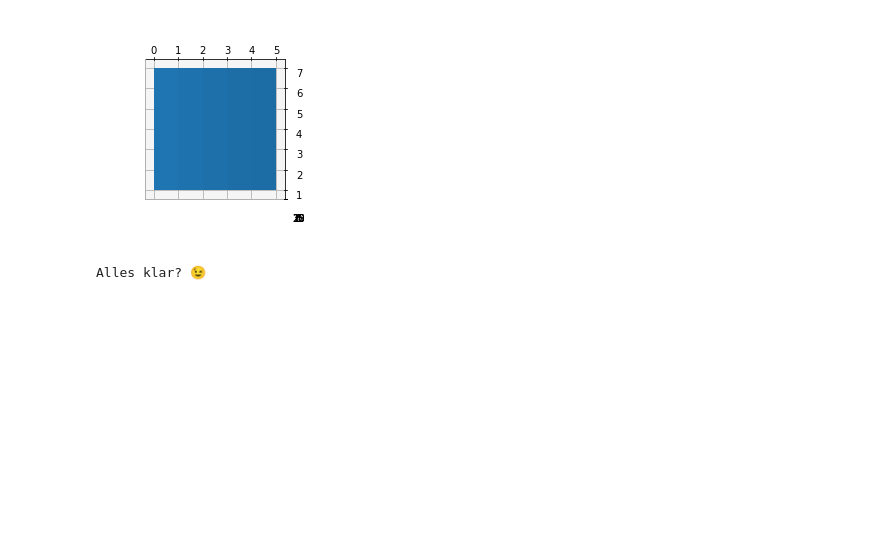
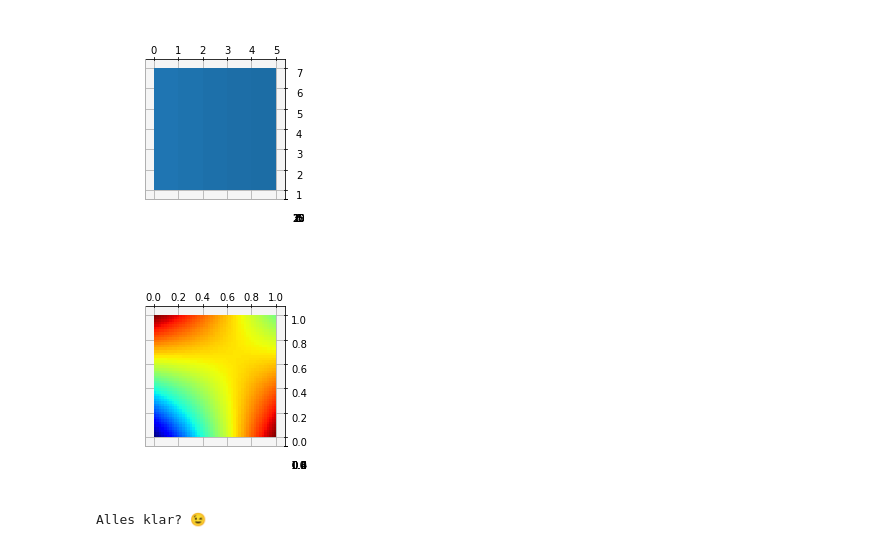
Before and after one commit to romangrothausmann/python-course, a Jupyter notebook: 201 - Numerik mit Numpy.ipynb, the cells around one changed output. Cells and saved outputs as stored; diff of their text form; code cells hidden in the pictures; blank space fills up the shorter version.

Commit message:
meshgrid example for demonstrating bilinear interpolation

```diff
--- a/201 - Numerik mit Numpy.ipynb
+++ b/201 - Numerik mit Numpy.ipynb
@@ -254,6 +254,38 @@ ax.plot_surface(x, y, Z)
 ax.view_init(azim=-90, elev=90)# xy-axes as above => z-axis point out of display plane
 # %% [output]
 [figure]
+# %%
+## based on matlab code from: https://en.wikipedia.org/wiki/File:Bilininterp.png
+# Grid of known points:
+x= (0,1)
+y= (0,1)
+X, Y = np.meshgrid(x, y)
+# Grid for interpolated values:
+xi= np.linspace(0, 1, 1001)
+yi= np.linspace(0, 1, 1001)
+XI, YI = np.meshgrid(xi, yi)
+# Known values to interpolate from:
+Z = (0, 1, 1, 0.5)
+# Do bilinear interpolation
+# matlab: ZI = interp2(X,Y,Z,XI,YI);
+from scipy.interpolate import interp2d
+fun = interp2d(x, y, Z, kind='linear') # https://stackoverflow.com/questions/8661537/how-to-perform-bilinear-interpolation-in-python#65052384
+zi = fun(xi, yi)
+ZI = zi.reshape(XI.shape)
+# Visualize result:
+
+%matplotlib inline
+#%matplotlib notebook
+import matplotlib.pyplot as plt
+from mpl_toolkits.mplot3d import Axes3D
+
+fig = plt.figure()
+ax = fig.add_subplot(111, projection='3d', proj_type = 'ortho')# https://stackoverflow.com/questions/23840756/how-to-disable-perspective-in-mplot3d/49856771#49856771
+
+ax.plot_surface(XI,YI,ZI, cmap='jet') # cmap jet for looking similar to matlab result: https://matplotlib.org/2.0.2/users/colormaps.html?highlight=colormap
+ax.view_init(azim=-90, elev=90)# xy-axes as above => z-axis point out of display plane
+# %% [output]
+[figure, added]
 # %%
 #np.meshgrid?
 ### BEGIN SOLUTION
```
Also changed, not shown: parts of 7 cells of this notebook.
